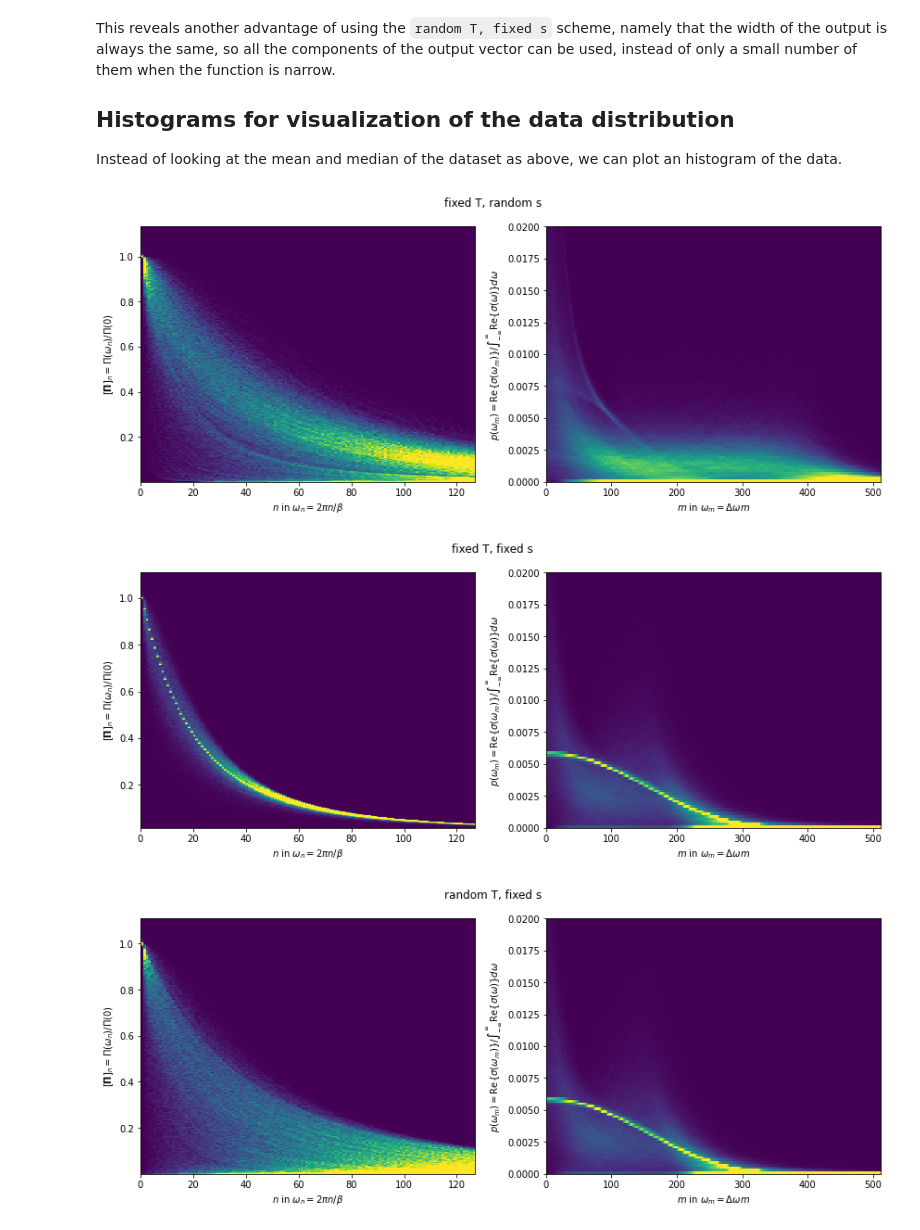
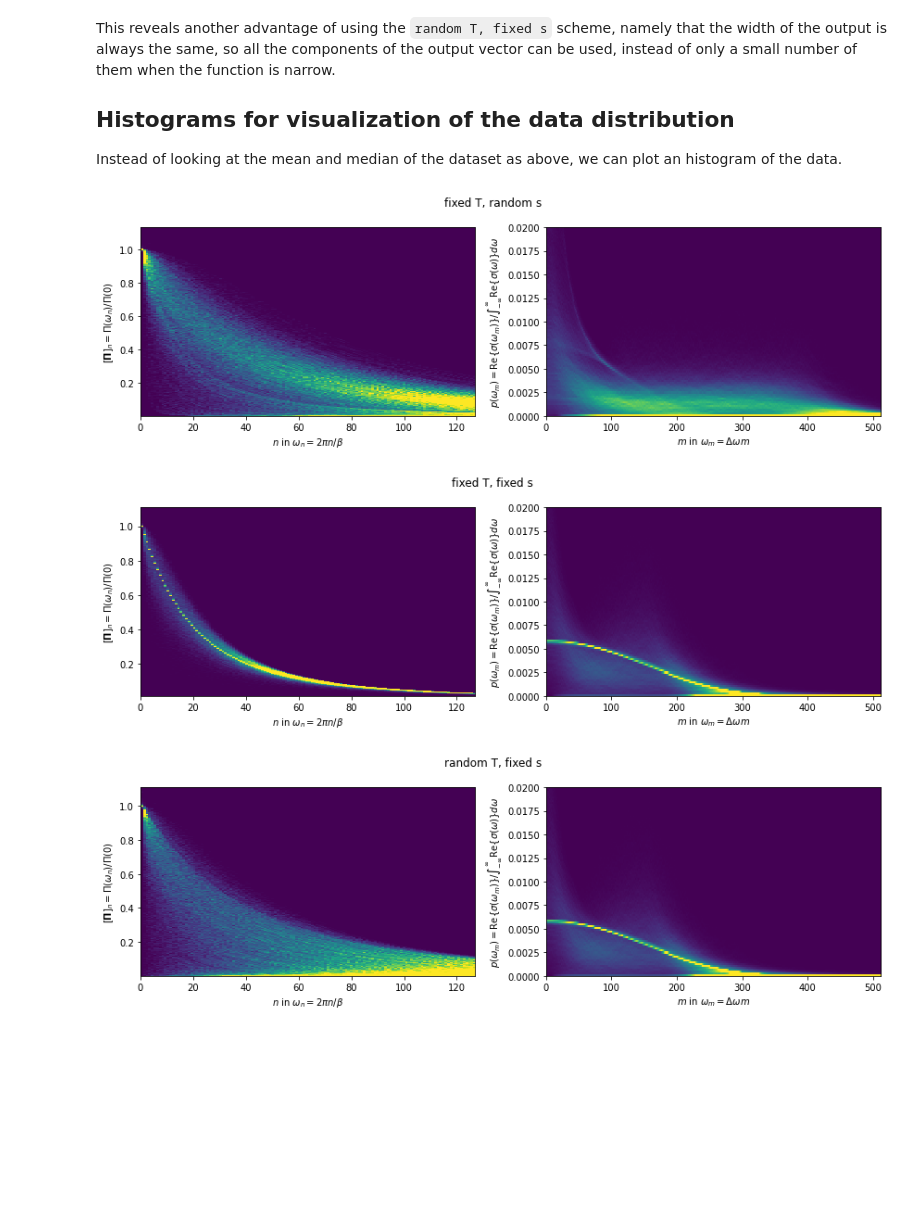
Before and after one commit to simonverret/deep_continuation, a Jupyter notebook: examples/dataset_statistics.ipynb, the cells around one changed output. Saved outputs shown, nothing was run; the diff lists cells and outputs as text; code cells hidden in the pictures; blank space fills up the shorter version.

```diff
--- a/examples/dataset_statistics.ipynb
+++ b/examples/dataset_statistics.ipynb
@@ -205,32 +205,32 @@ This reveals another advantage of using the `random T, fixed s` scheme, namely t
 
 Instead of looking at the mean and median of the dataset as above, we can plot an histogram of the data.
 # %%
-def histogram_dataset(sigma, pi, key):
-    fig, ax = plt.subplots(1,2, figsize=(12,5))
+def histogram_dataset(sigma, pi, key, vmax_num_std=2):
+    fig, ax = plt.subplots(1,2, figsize=(12,4))
     y = pi
     x = np.array(len(pi)*list(range(128)))
 
     H, xedges, yedges = np.histogram2d(x.flatten(), y.flatten(), bins=(128,1000))#, bins=(xedges, yedges))
-    ax[0].imshow(H.T, origin='lower', vmin=0, vmax=np.mean(H)+2*np.std(H), interpolation='nearest', aspect='auto', extent=[xedges[0], xedges[-1], yedges[0], yedges[-1]])
+    ax[0].imshow(H.T, origin='lower', vmin=0, vmax=np.mean(H)+vmax_num_std*np.std(H), interpolation='nearest', aspect='auto', extent=[xedges[0], xedges[-1], yedges[0], yedges[-1]])
 
     y = sigma
     x = np.array(len(pi)*list(range(512)))
     H, xedges, yedges = np.histogram2d(x.flatten(), y.flatten(), bins=(512,100), range=[[0,512],[0,0.02]])#, bins=(xedges, yedges))
-    ax[1].imshow(H.T, origin='lower', vmin=0, vmax=np.mean(H)+2*np.std(H), interpolation='nearest', aspect='auto', extent=[xedges[0], xedges[-1], yedges[0], yedges[-1]])
+    ax[1].imshow(H.T, origin='lower', vmin=0, vmax=np.mean(H)+vmax_num_std*np.std(H), interpolation='nearest', aspect='auto', extent=[xedges[0], xedges[-1], yedges[0], yedges[-1]])
 
     ax[0].set_xlabel(r"$n$ in $\omega_n = 2\pi n / \beta$")
     ax[0].set_ylabel(r"$[{\bf \Pi}]_n = \Pi(\omega_n)/\Pi(0)$")
     ax[1].set_xlabel(r"$m$ in $\omega_m = \Delta\omega m$")
     ax[1].set_ylabel(r"$p(\omega_m) = {\rm Re}\{\sigma(\omega_m)\} / \int_{-\infty}^{\infty} {\rm Re}\{\sigma(\omega)\} d\omega$")
     plt.suptitle(key)
     plt.tight_layout()
     plt.show()
 
 for key in sigma:
     histogram_dataset(sigma[key], pi[key], key)
 # %% [output]
-[figure, old version]
+[figure, new version]
-[figure, old version]
+[figure, new version]
-[figure, old version]
+[figure, new version]
 # %% [markdown]
 From the above, we clearly see that the dataset contains a surrepresentation of single peak at $\omega=0$, which are all rescaled to more or less the same target in the fixed s scheme.
```
Also changed, not shown: parts of 3 cells of this notebook, 1 other file.
